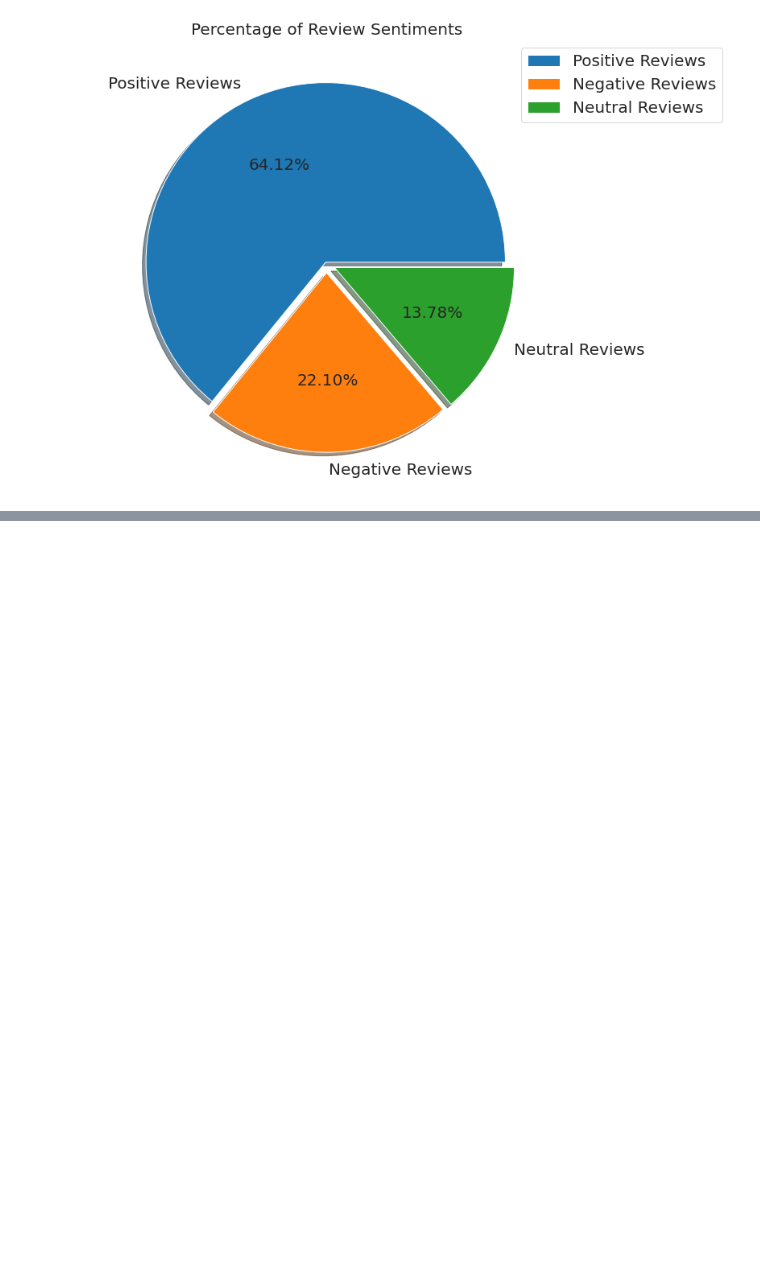
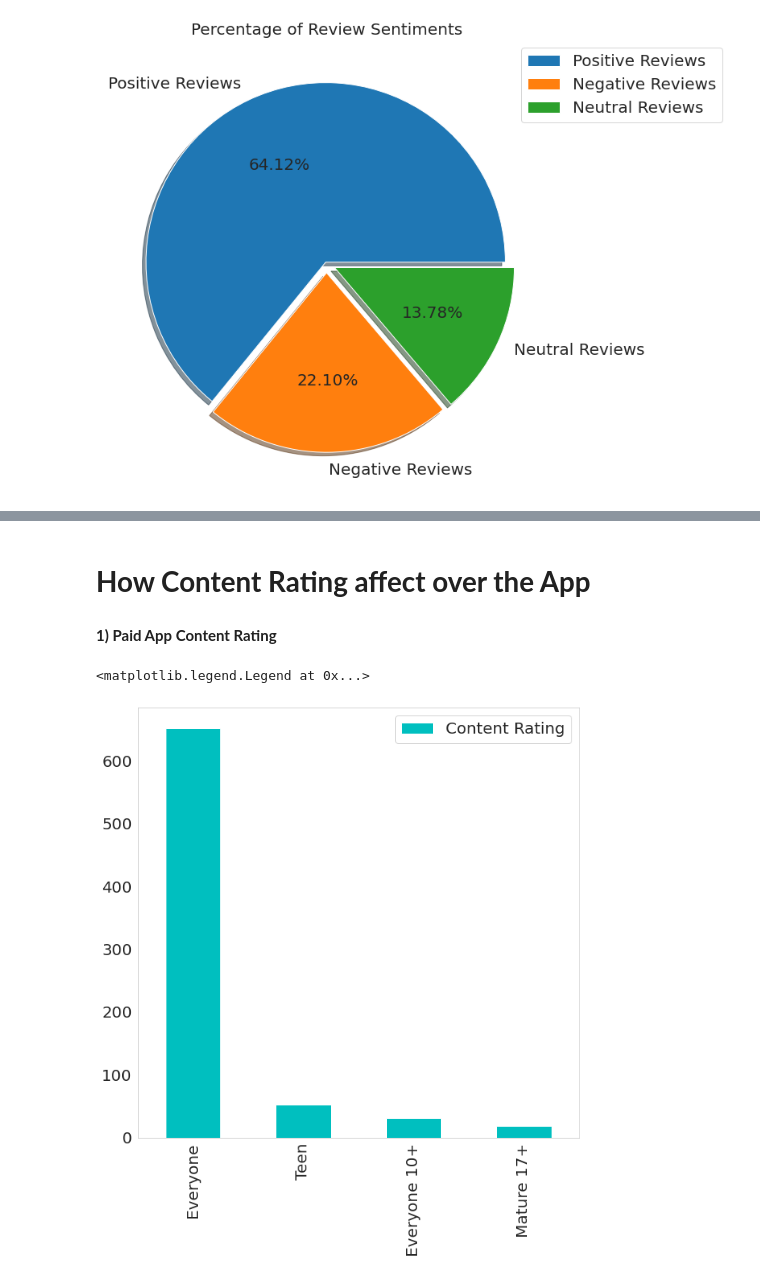
Before and after one commit to KushalChakraborty1995/Play_Store_App_Review_Analysis, a Jupyter notebook: Copy_of_Play_Store_App_Review_Analysis_Capstone_Project_by_kushal.ipynb, the cells around one changed output, grey strips where cells are left out. Saved outputs shown, nothing was run; the diff lists cells and outputs as text; code cells hidden in the pictures; blank space fills up the shorter version.

```diff
--- a/Copy_of_Play_Store_App_Review_Analysis_Capstone_Project_by_kushal.ipynb
+++ b/Copy_of_Play_Store_App_Review_Analysis_Capstone_Project_by_kushal.ipynb
@@ -1086,0 +1143,10 @@ plt.show()
+# %% [markdown]
+# **How Content Rating affect over the App**
+# %% [markdown]
+**1) Paid App Content Rating**
+# %%
+paid_df['Content Rating'].value_counts().plot.bar(figsize=(10,10),color='c')
+plt.legend()
+# %% [output]
+<matplotlib.legend.Legend at 0x...>
+[figure, added]
```
Also changed, not shown: parts of 11 cells of this notebook.
